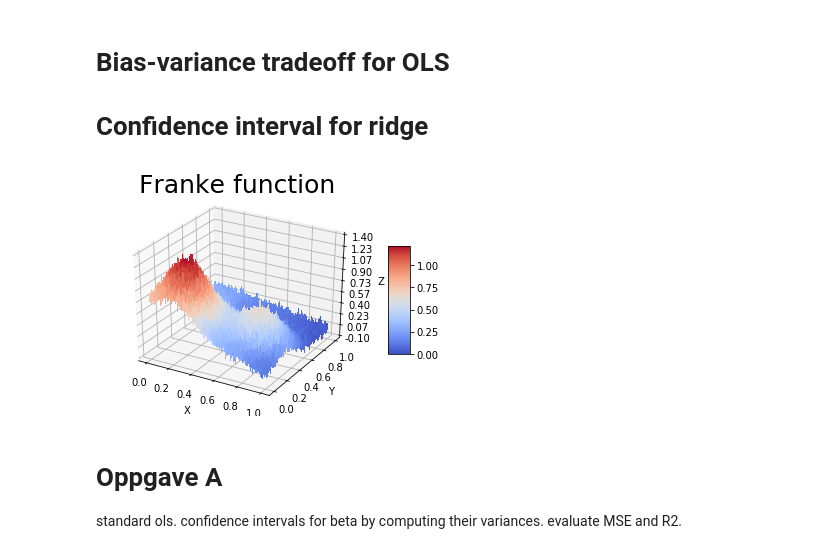
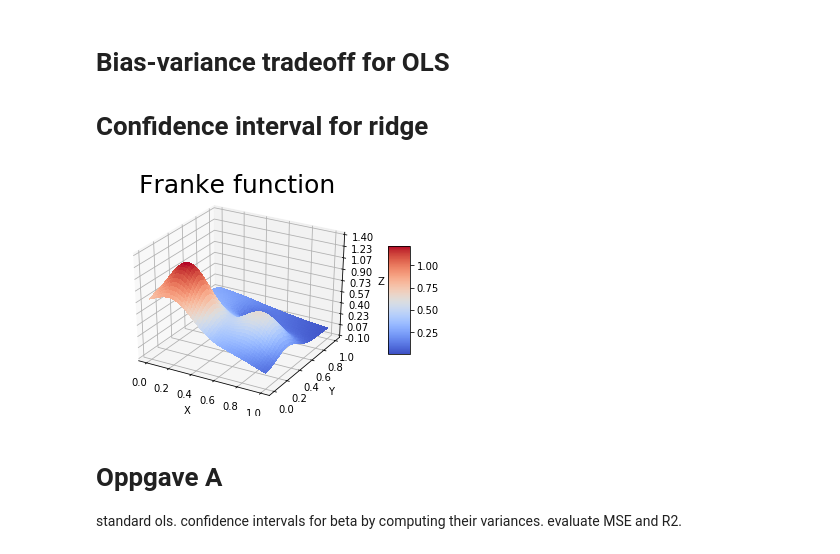
Before and after one commit to VemundST/Project1, a Jupyter notebook: main.ipynb, the cells around one changed output. Saved outputs shown, nothing was run; the diff lists cells and outputs as text; code cells hidden in the pictures.

```diff
--- a/main.ipynb
+++ b/main.ipynb
@@ -31,35 +31,35 @@ import pandas as pd
 # %%
 fig         = plt.figure()
 ax          = fig.gca(projection='3d')
 n_x         = 200
 
 # Make data.
 x           = np.linspace(0, 1, n_x)
 y           = np.linspace(0, 1, n_x)
 
 
 x_mesh, y_mesh  = np.meshgrid(x,y)
-noise_level     = 0.05
+noise_level     = 0.0
 frank           = fx.FrankeFunction(x_mesh, y_mesh, noise_level)
 
 
 # Plot the surface.
 surf        = ax.plot_surface(x_mesh, y_mesh, frank, cmap=cm.coolwarm, linewidth=0, antialiased=False)
 # Customize the z axis.
 ax.set_zlim(-0.10, 1.40)
 ax.zaxis.set_major_locator(LinearLocator(10))
 ax.zaxis.set_major_formatter(FormatStrFormatter('%.02f'))
 ax.set_xlabel('X')
 ax.set_ylabel('Y')
 ax.set_zlabel('Z')
 plt.title('Franke function', fontsize=25, y=1.05)# Add a color bar which maps values to colors.
 fig.colorbar(surf, shrink=0.5, aspect=5)
 plt.show()
 
 # for our computations, we reshape the Franke function to a 1D array
 frank           = np.ravel(frank)
 # %% [output]
-[figure, old version]
+[figure, new version]
 # %% [markdown]
 # Oppgave A
 standard ols.
```
Also changed, not shown: parts of 26 cells of this notebook, 1 other file.
